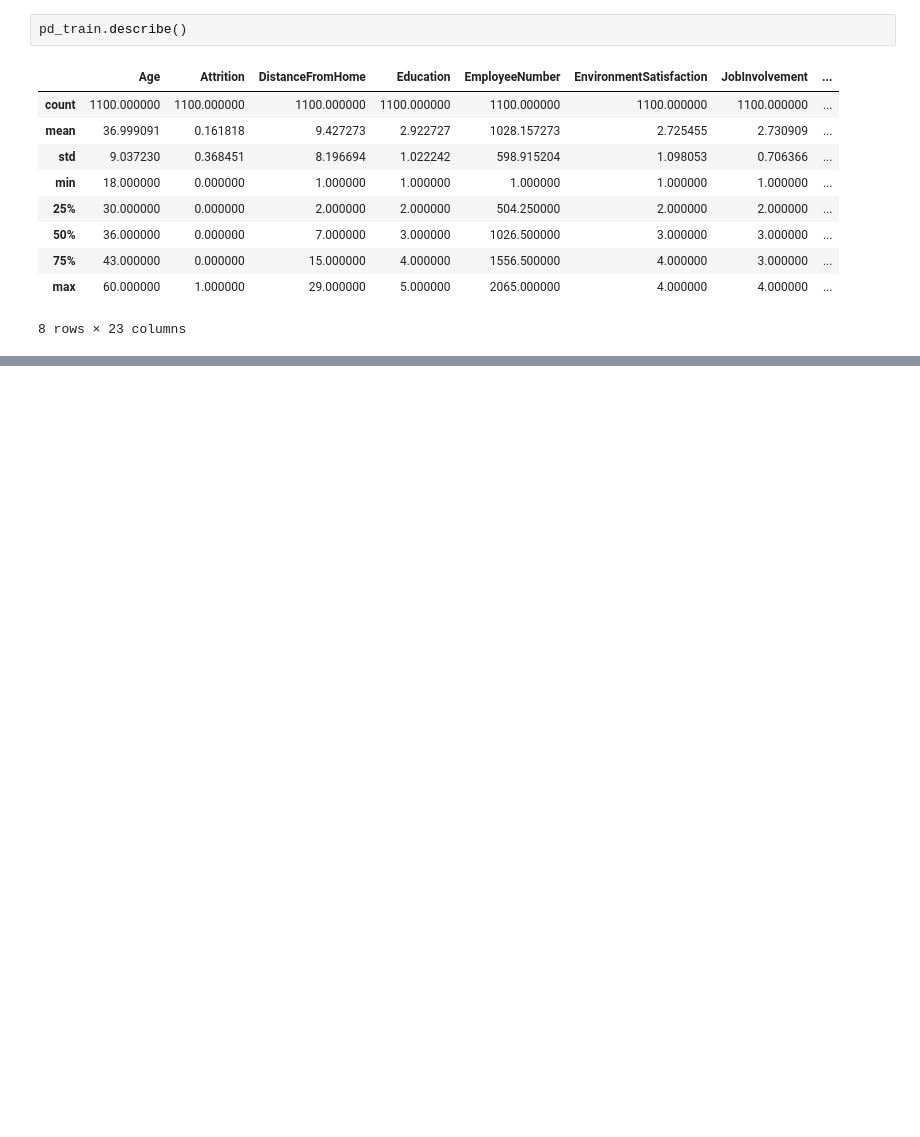
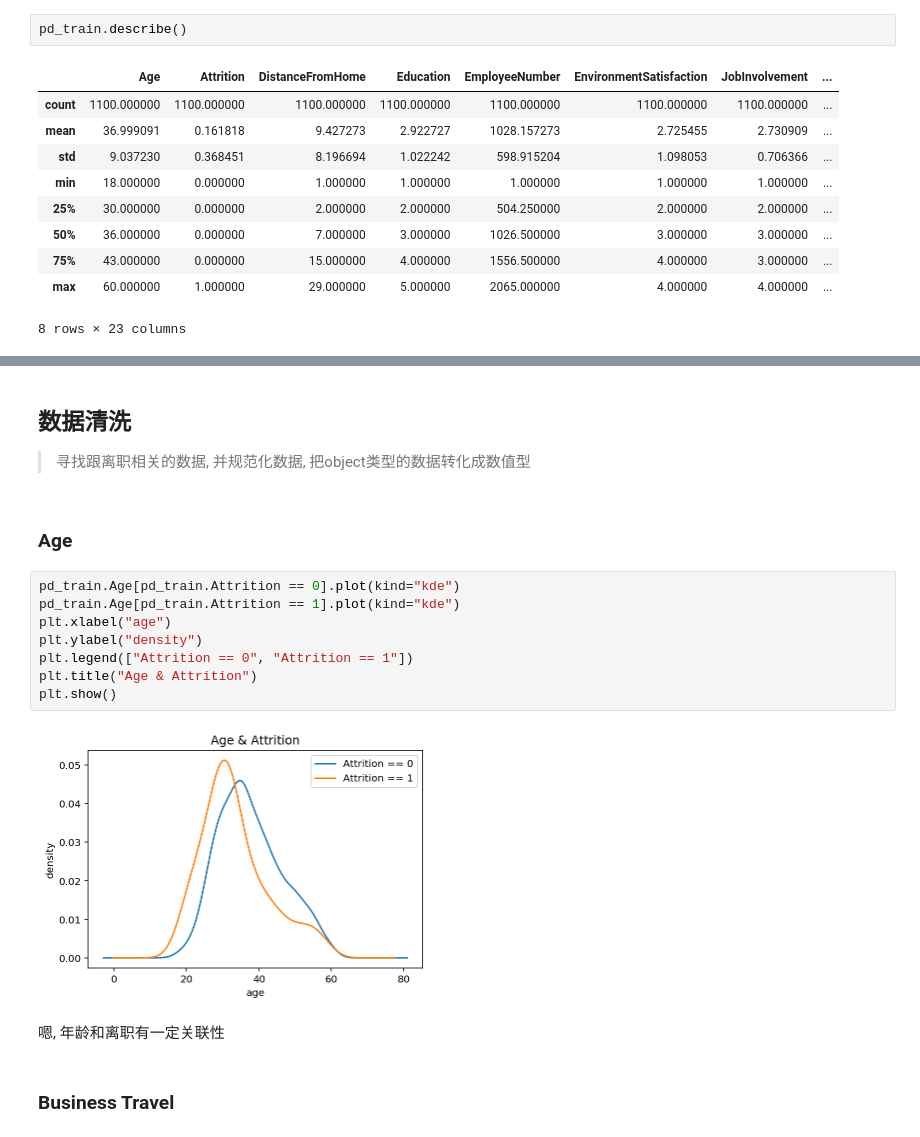
Before and after one commit to AprilYoungs/Attrition_prediction, a Jupyter notebook: Attrition Prediction.ipynb, the cells around one changed output, grey strips where cells are left out. Cells and saved outputs as stored; diff of their text form; blank space fills up the shorter version.

```diff
--- a/Attrition Prediction.ipynb
+++ b/Attrition Prediction.ipynb
@@ -90,0 +125,19 @@ pd_train.describe()
+# %% [markdown]
+## 数据清洗
+>寻找跟离职相关的数据, 并规范化数据, 把object类型的数据转化成数值型
+# %% [markdown]
+### Age
+# %%
+pd_train.Age[pd_train.Attrition == 0].plot(kind="kde")
+pd_train.Age[pd_train.Attrition == 1].plot(kind="kde")
+plt.xlabel("age")
+plt.ylabel("density")
+plt.legend(["Attrition == 0", "Attrition == 1"])
+plt.title("Age & Attrition")
+plt.show()
+# %% [output]
+[figure, added]
+# %% [markdown]
+嗯, 年龄和离职有一定关联性
+# %% [markdown]
+### Business Travel
```
Also changed, not shown: parts of 4 cells of this notebook, 1 other file.
